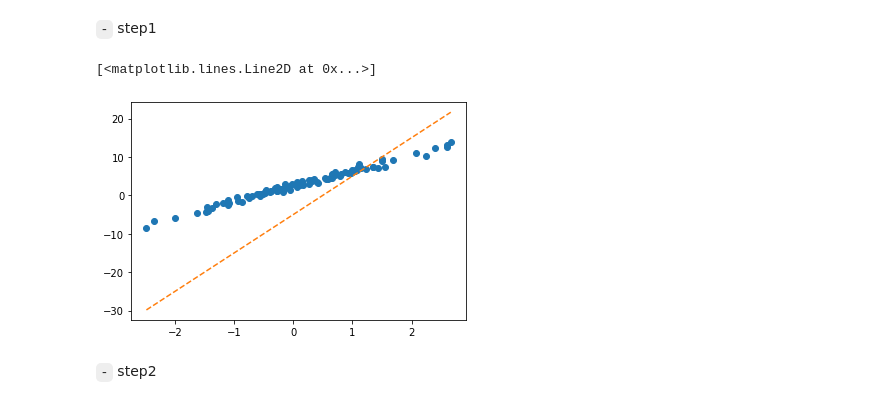
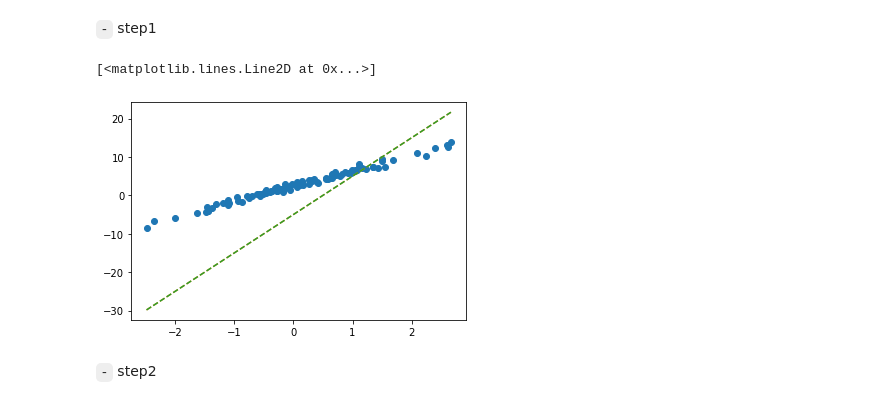
Before and after one commit to seoyeonc/chch, a Jupyter notebook: _notebooks/2022-09-29-ml.ipynb, the cells around one changed output. Drawn from its saved outputs; the diff is of its cells as text; code cells hidden in the pictures.

```diff
--- a/_notebooks/2022-09-29-ml.ipynb
+++ b/_notebooks/2022-09-29-ml.ipynb
@@ -548,9 +623,10 @@ yhat = net(x)
 # %%
 plt.plot(x,y,'o')
 plt.plot(x,net(x).data,'--')
+plt.plot(x,-5+10*x,'--')
 # %% [output]
 [<matplotlib.lines.Line2D at 0x...>]
-[figure, old version]
+[figure, new version]
 # %% [markdown]
 `-` step2
 # %%
```
Also changed, not shown: parts of 23 cells of this notebook.
